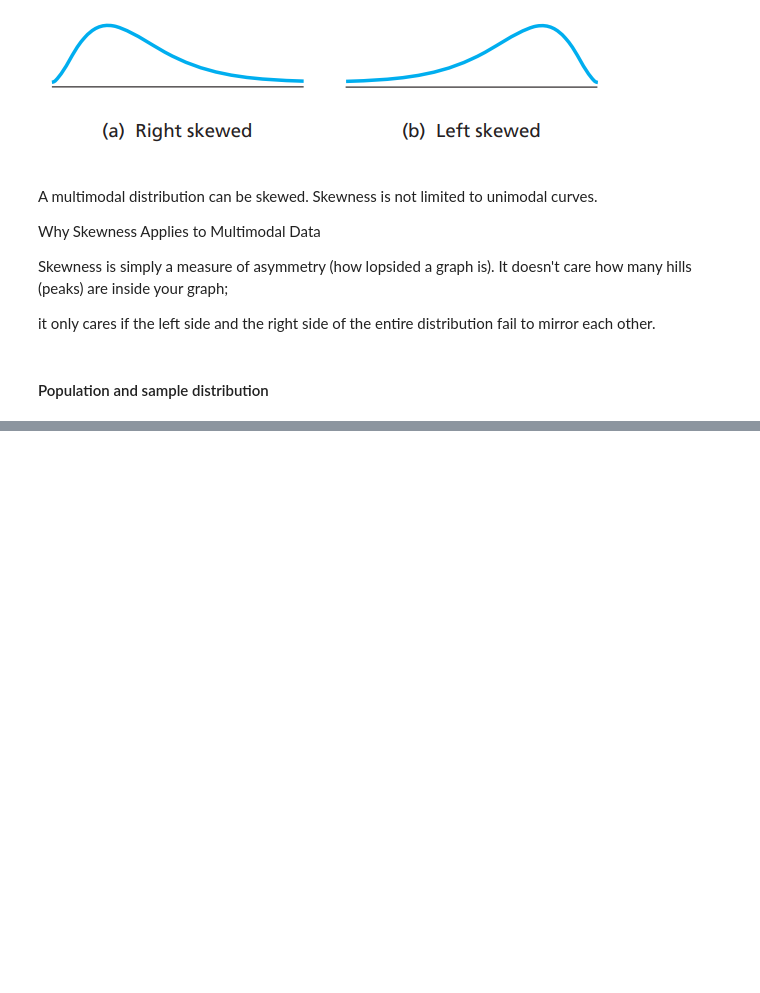
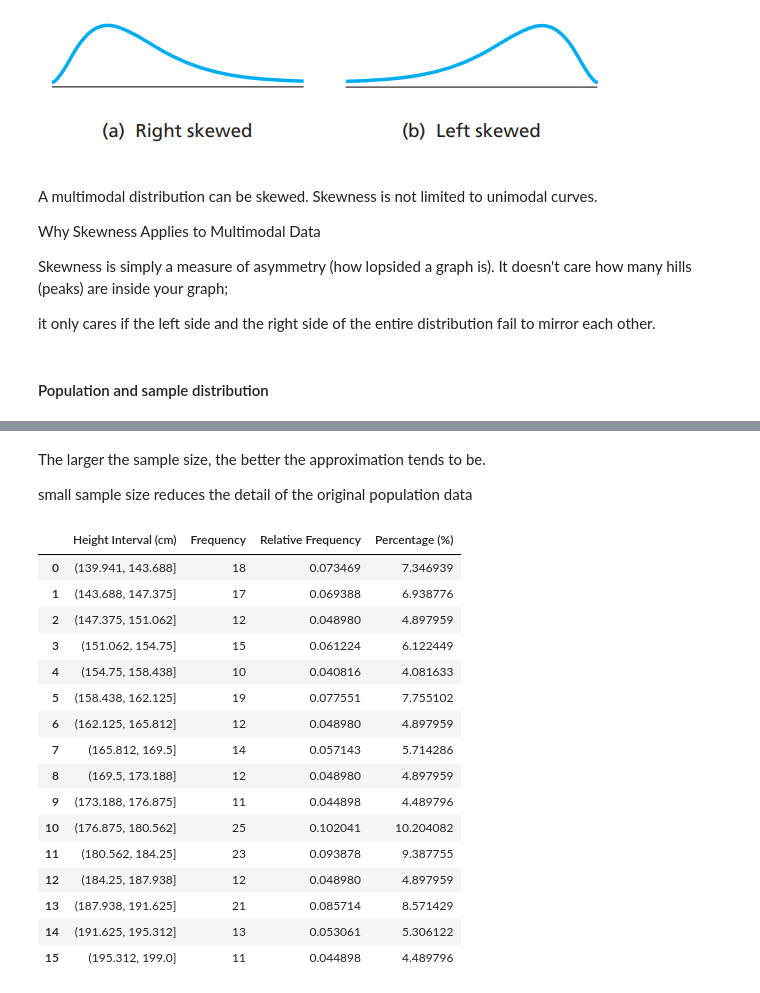
Before and after one commit to qamarr6092/math-with-python, a Jupyter notebook: Statistics/statistics.ipynb, the cells around one changed output, grey strips where cells are left out. Drawn from its saved outputs; the diff is of its cells as text; code cells hidden in the pictures; blank space fills up the shorter version.

```diff
--- a/Statistics/statistics.ipynb
+++ b/Statistics/statistics.ipynb
@@ -563,0 +564,39 @@ plt.show()
+# %% [markdown]
+The larger the sample size, the better the approximation tends to be.
+
+small sample size reduces the detail of the original population data
+# %%
+
+
+intervals = pd.Series(pd.cut(male_height, bins=16))
+
+
+freq_table = pd.DataFrame({
+    'Frequency': intervals.value_counts().sort_index(),
+    'Relative Frequency': intervals.value_counts(normalize=True).sort_index(),
+    'Percentage (%)': intervals.value_counts(normalize=True).sort_index() * 100
+})
+
+
+freq_table = freq_table.reset_index()
+freq_table.columns = ['Height Interval (cm)', 'Frequency', 'Relative Frequency', 'Percentage (%)']
+
+freq_table
+# %% [output]
+|  | Height Interval (cm) | Frequency | Relative Frequency | Percentage (%) |
+| 0 | (139.941, 143.688] | 18 | 0.073469 | 7.346939 |
+| 1 | (143.688, 147.375] | 17 | 0.069388 | 6.938776 |
+| 2 | (147.375, 151.062] | 12 | 0.048980 | 4.897959 |
+| 3 | (151.062, 154.75] | 15 | 0.061224 | 6.122449 |
+| 4 | (154.75, 158.438] | 10 | 0.040816 | 4.081633 |
+| 5 | (158.438, 162.125] | 19 | 0.077551 | 7.755102 |
+| 6 | (162.125, 165.812] | 12 | 0.048980 | 4.897959 |
+| 7 | (165.812, 169.5] | 14 | 0.057143 | 5.714286 |
+| 8 | (169.5, 173.188] | 12 | 0.048980 | 4.897959 |
+| 9 | (173.188, 176.875] | 11 | 0.044898 | 4.489796 |
+| 10 | (176.875, 180.562] | 25 | 0.102041 | 10.204082 |
+| 11 | (180.562, 184.25] | 23 | 0.093878 | 9.387755 |
+| 12 | (184.25, 187.938] | 12 | 0.048980 | 4.897959 |
+| 13 | (187.938, 191.625] | 21 | 0.085714 | 8.571429 |
+| 14 | (191.625, 195.312] | 13 | 0.053061 | 5.306122 |
+| 15 | (195.312, 199.0] | 11 | 0.044898 | 4.489796 |
```
Also changed, not shown: parts of 35 cells of this notebook.
